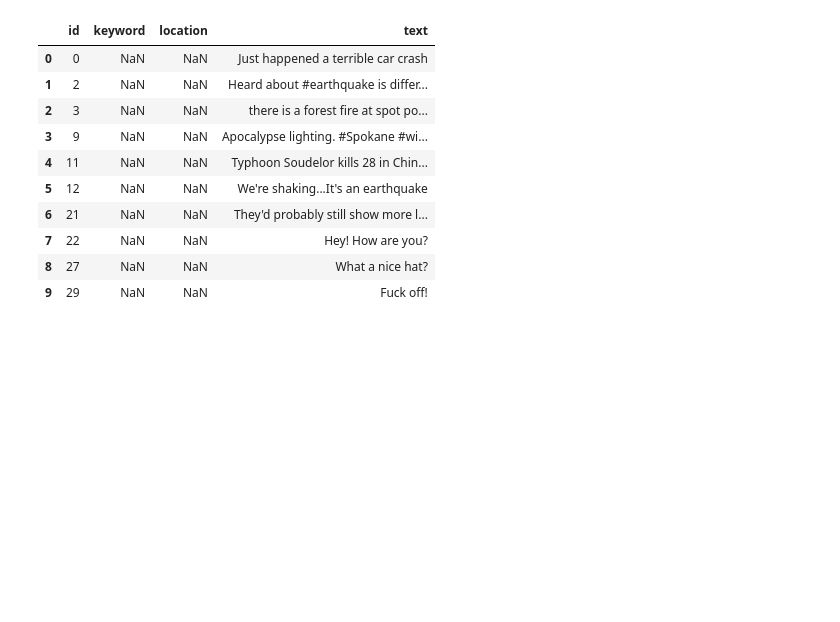
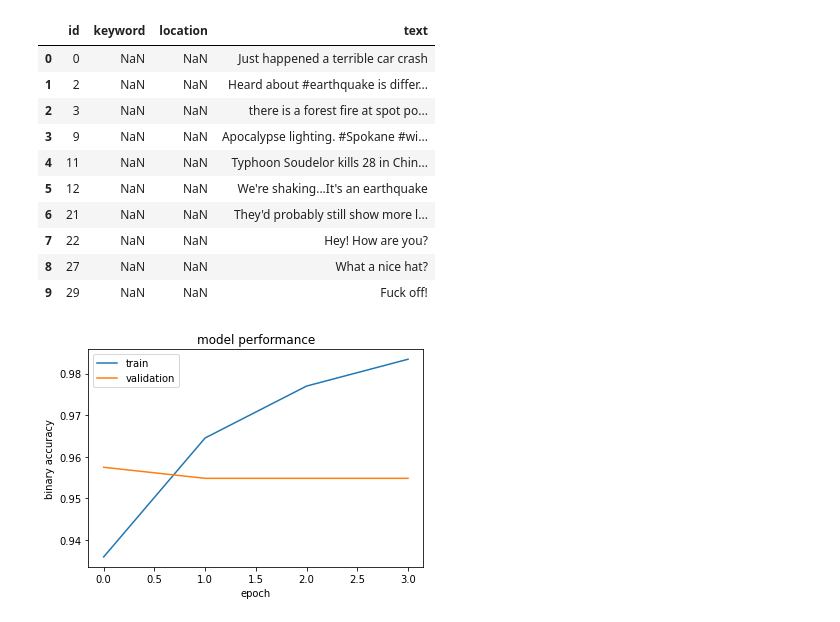
Before and after one commit to snawshad97/CS263_Midterm_Project_goNLP, a Jupyter notebook: BERT_Disaster_Tweets.ipynb, the cells around one changed output. Cells and saved outputs as stored; diff of their text form; code cells hidden in the pictures; blank space fills up the shorter version.

```diff
--- a/BERT_Disaster_Tweets.ipynb
+++ b/BERT_Disaster_Tweets.ipynb
@@ -17,8 +46,8 @@ wordLemm = WordNetLemmatizer()
 # %% [output]
 2.8.0
 # %%
-train_df = pd.read_csv('/Users/snawshad26/Documents/UCLA_MS/Natural_Language_Processing_CS263/Midterm_Project/nlp-getting-started/train.csv')
-test_df = pd.read_csv('/Users/snawshad26/Documents/UCLA_MS/Natural_Language_Processing_CS263/Midterm_Project/nlp-getting-started/test.csv')
+train_df = pd.read_csv('/content/drive/MyDrive/Colab Notebooks/nlp-getting-started/train.csv')
+test_df = pd.read_csv('/content/drive/MyDrive/Colab Notebooks/nlp-getting-started/test.csv')
 # %%
 train_df.head(10)
 # %% [output]
@@ -89,6 +118,13 @@ def preprocess_text(text):
     for emoji in EMOJIS.key():
         text = text.replace(emoji, 'EMOJI' + EMOJIS[emoji])
         return text
+# %%
+from sklearn.model_selection import train_test_split
+X_train, X_valid, y_train, y_valid = train_test_split(train_df['text'].tolist(),\
+                                                      train_df['target'].tolist(),\
+                                                      test_size=0.05,\
+                                                      stratify = train_df['target'].tolist(),\
+                                                      random_state=0)
 # %%
 batch_size = 32
 seed = 42
@@ -260,7 +296,7 @@ classifier_model = build_classifier_model()
 loss = tf.keras.losses.BinaryCrossentropy(from_logits=True)
 metrics = tf.metrics.BinaryAccuracy()
 # %%
-epochs = 10
+epochs = 4
 steps_per_epoch = tf.data.experimental.cardinality(train_ds).numpy()
 num_train_steps = steps_per_epoch * epochs
 num_warmup_steps = int(0.1*num_train_steps)
@@ -276,6 +312,6 @@ classifier_model.compile(optimizer=optimizer,
                          metrics=metrics)
 # %%
 print(f'Training model with {tfhub_handle_encoder}')
-history = classifier_model.fit(x=train_ds, epochs=epochs)
+history = classifier_model.fit(X_train,y_train,validation_data = (X_valid,y_valid), epochs=epochs)
 # %% [output]
 Training model with https://tfhub.dev/tensorflow/bert_en_uncased_L-12_H-768_A-12/3
@@ -329,3 +353,16 @@ test_df.head(10)
 | 7 | 22 | NaN | NaN | Hey! How are you? |
 | 8 | 27 | NaN | NaN | What a nice hat? |
 | 9 | 29 | NaN | NaN | Fuck off! |
+# %%
+def plot_hist(hist):
+    plt.plot(hist.history["binary_accuracy"])
+    plt.plot(hist.history["val_binary_accuracy"])
+    plt.title(f"model performance")
+    plt.ylabel("binary accuracy")
+    plt.xlabel("epoch")
+    plt.legend(["train", "validation"], loc="upper left")
+    plt.show()
+    return
+plot_hist(hist=history)
+# %% [output]
+[figure, added]
```
Also changed, not shown: parts of 4 cells of this notebook.
